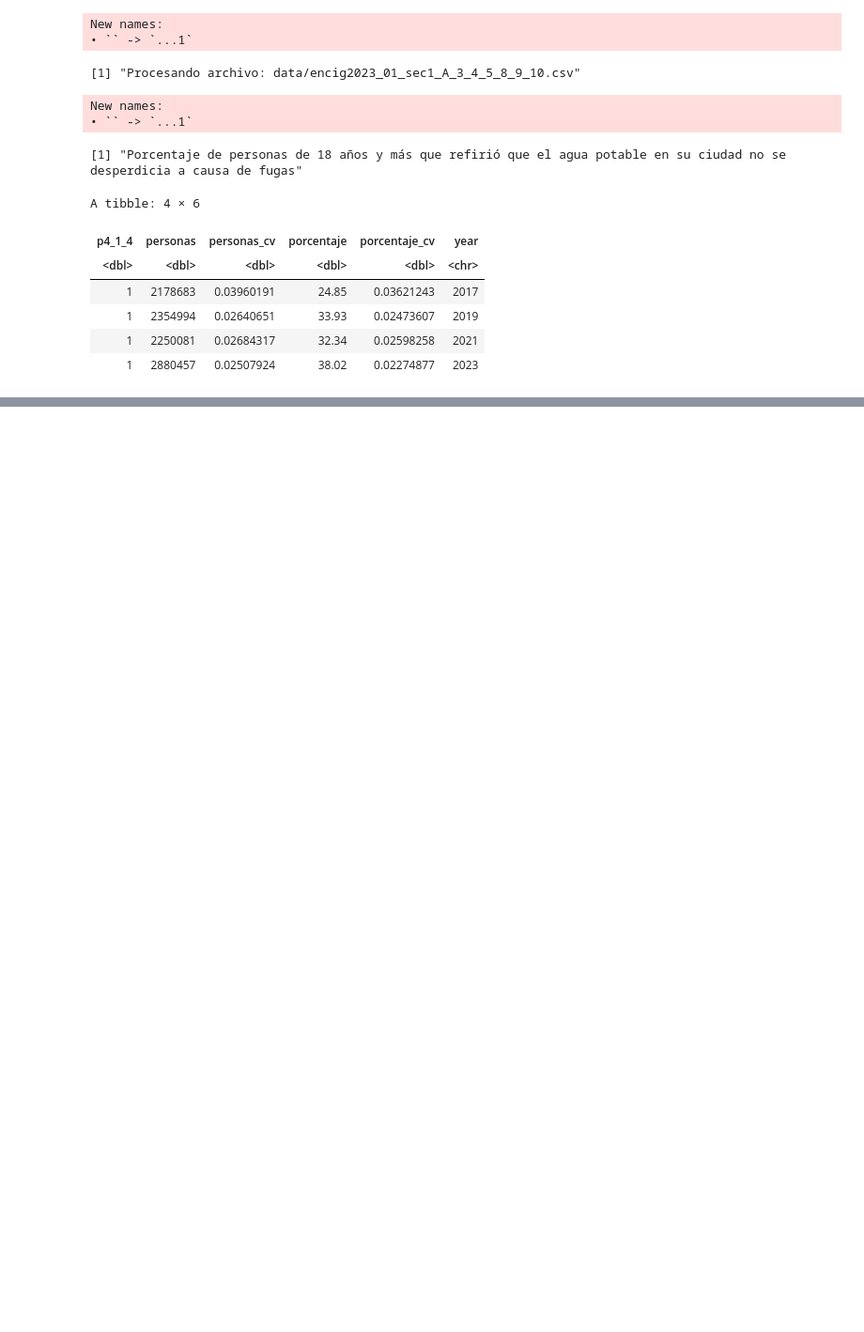
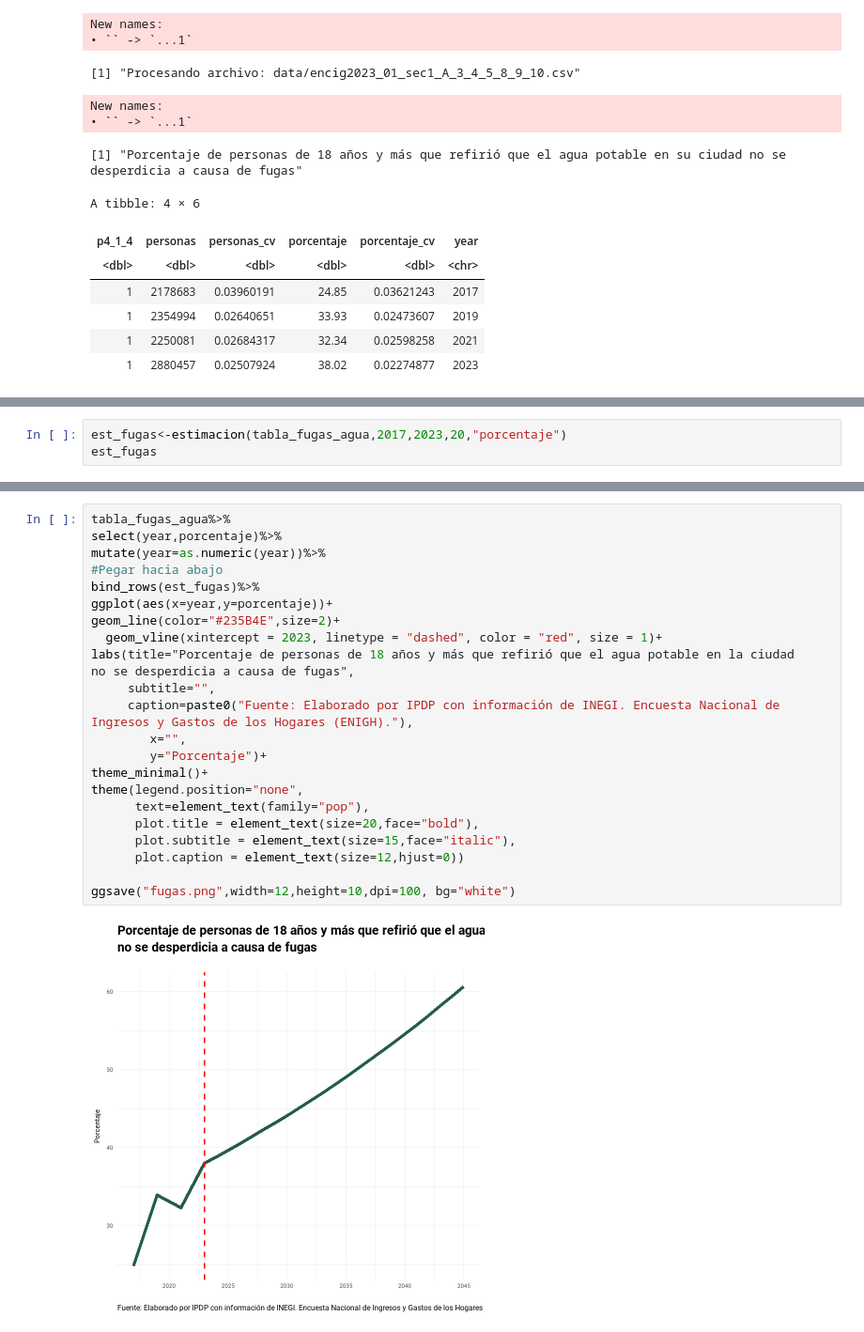
Before and after one commit to cpyp-ipdp/pgd_cdmx, a Jupyter notebook: indicadores/agua/indicadores_agua_pgd.ipynb, the cells around one changed output, grey strips where cells are left out. Shown at 94% size. Drawn from its saved outputs; the diff is of its cells as text; blank space fills up the shorter version.

```diff
--- a/indicadores/agua/indicadores_agua_pgd.ipynb
+++ b/indicadores/agua/indicadores_agua_pgd.ipynb
@@ -287,0 +492,3 @@ A tibble: 4 × 6
+# %%
+est_fugas<-estimacion(tabla_fugas_agua,2017,2023,20,"porcentaje")
+est_fugas
@@ -287,0 +515,25 @@ A tibble: 4 × 6
+# %%
+tabla_fugas_agua%>%
+select(year,porcentaje)%>%
+mutate(year=as.numeric(year))%>%
+#Pegar hacia abajo
+bind_rows(est_fugas)%>%
+ggplot(aes(x=year,y=porcentaje))+
+geom_line(color="#235B4E",size=2)+
+  geom_vline(xintercept = 2023, linetype = "dashed", color = "red", size = 1)+
+labs(title="Porcentaje de personas de 18 años y más que refirió que el agua potable en la ciudad
+no se desperdicia a causa de fugas",
+     subtitle="",
+     caption=paste0("Fuente: Elaborado por IPDP con información de INEGI. Encuesta Nacional de Ingresos y Gastos de los Hogares (ENIGH)."),
+        x="",
+        y="Porcentaje")+
+theme_minimal()+
+theme(legend.position="none",
+      text=element_text(family="pop"),
+      plot.title = element_text(size=20,face="bold"),
+      plot.subtitle = element_text(size=15,face="italic"),
+      plot.caption = element_text(size=12,hjust=0))
+
+ggsave("fugas.png",width=12,height=10,dpi=100, bg="white")
+# %% [output]
+[figure, added]
```
Also changed, not shown: parts of 17 cells of this notebook.
